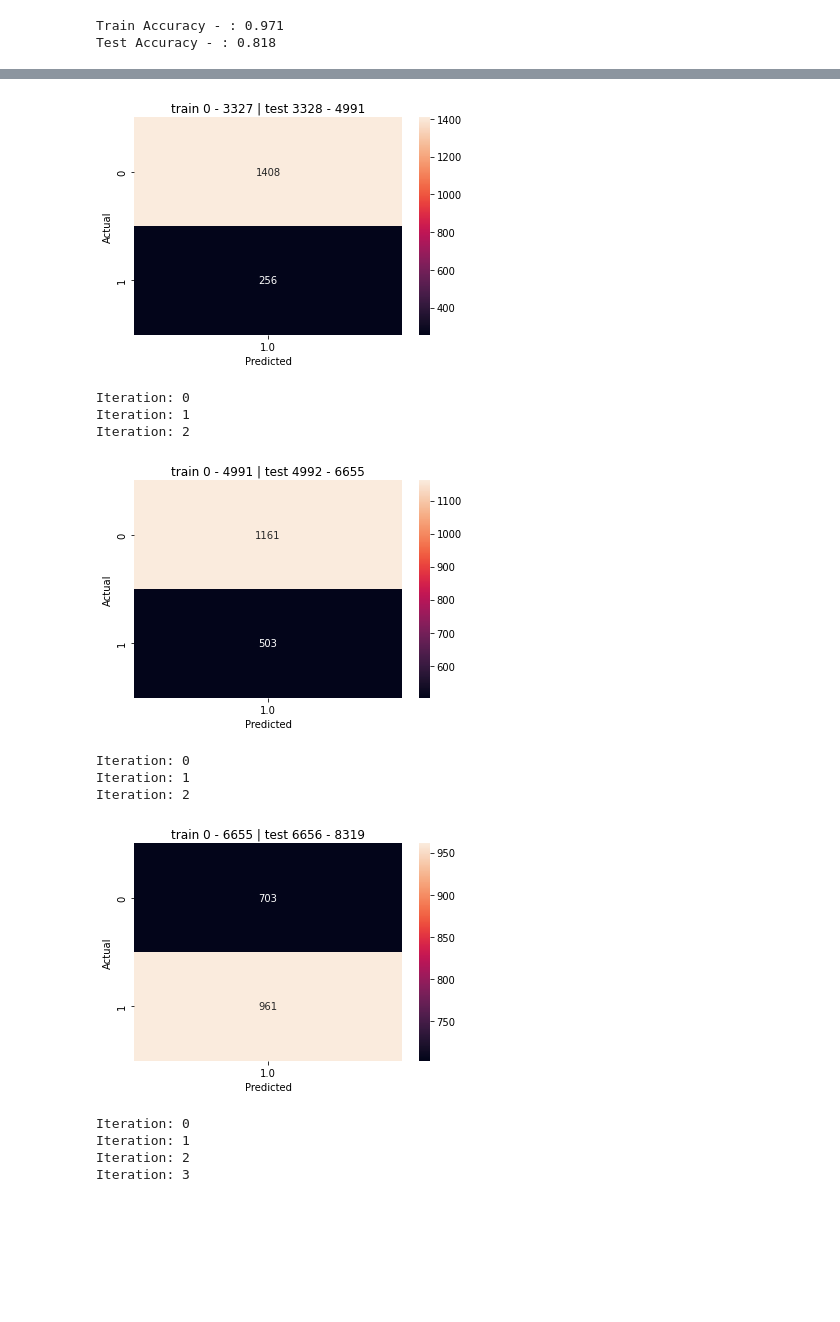
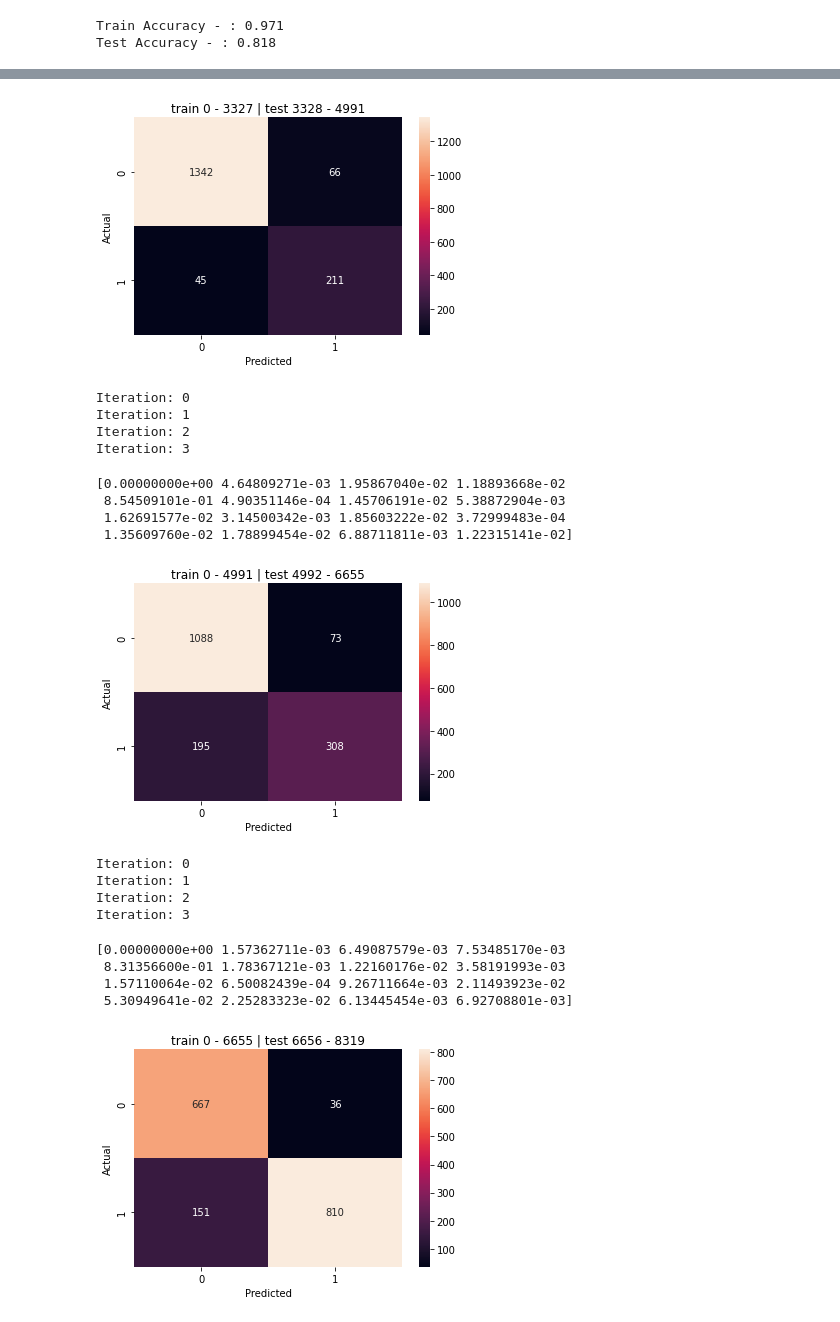
Before and after one commit to jdobladez/JBG060-group9, a Jupyter notebook: RandomForestClassifier.ipynb, the cells around one changed output, grey strips where cells are left out. Drawn from its saved outputs; the diff is of its cells as text; code cells hidden in the pictures; blank space fills up the shorter version.

```diff
--- a/RandomForestClassifier.ipynb
+++ b/RandomForestClassifier.ipynb
@@ -16,8 +16,8 @@ import statsmodels.api as sm
 
 data_dir = "data/" # Define data path
 # %%
-df = pd.read_csv(data_dir + "food_crises_month_imputed.csv") # Read data into DataFrame
-df["date"] = pd.to_datetime(df["year_month"], format="%Y_%m") # Create date column
+df = pd.read_csv(data_dir + "food_crises_reg_imputed.csv") # Read data into DataFrame
+# df["date"] = pd.to_datetime(df["year_month"], format="%Y_%m") # Create date column
 print(len(df['district'].unique()))
 df.set_index(["date", "district"], inplace=True) # Set index
 # %% [output]
@@ -394,6 +410,7 @@ from sklearn.metrics import mean_squared_error
 
 msquaredrf = list()
 rmserf = list()
+accuracyf = list()
 
 for train_index, val_index in cv.split(X): # Loop over the different training-test splits
 
@@ -417,13 +434,21 @@ for train_index, val_index in cv.split(X): # Loop over the different training-te
 
     model = RandomForestRegressor(random_state=42).fit(X_train_imputed, np.ravel(y_train))
     y_pred = model.predict(X_test_imputed)
-    m2 = mean_squared_error(y_val, y_pred)
+    y_pred = model.predict(X_test_imputed)
+    rounded_y_pred = np.where(y_pred > 0.5, 1, 0)
+
+    m2 = mean_squared_error(y_val, rounded_y_pred)
     msquaredrf.append(m2)
-    rmse = mean_squared_error(y_val, y_pred, squared=False)
+    rmse = mean_squared_error(y_val, rounded_y_pred, squared=False)
     rmserf.append(rmse)
+    accuracy = accuracy_score(y_val, rounded_y_pred)
+    accuracyf.append(accuracy)
 
     plt.title('train %s - %s | test %s - %s' % (train_index[0], train_index[-1], val_index[0], val_index[-1]))
-    plot_ConfusionMatrix(prediction = y_pred, true = y_val['crisis'], binary=True) # Plot confusion matrix
+    plot_ConfusionMatrix(prediction = rounded_y_pred, true = y_val['crisis'], binary=True) # Plot confusion matrix
+
+print(f"Mean Accuracy: {np.mean(accuracyf):.6f}") # Print MAE
+print(accuracyf)
 
 plt.plot(msquaredrf)
 plt.plot(rmserf)
@@ -455,6 +488,7 @@ Iteration: 3
 # %%
 msquaredgb = list()
 rmsegb = list()
+accuracyg = list()
 
 for train_index, val_index in cv.split(X): # Loop over the different training-test splits
 
@@ -477,14 +511,22 @@ for train_index, val_index in cv.split(X): # Loop over the different training-te
     X_test_imputed = imputer.fit_transform(X_test.values)
 
     model = GradientBoostingRegressor(random_state=42).fit(X_train_imputed, np.ravel(y_train))
+    print(model.feature_importances_)
     y_pred = model.predict(X_test_imputed)
-    m2 = mean_squared_error(y_val, y_pred)
+    rounded_y_pred = np.where(y_pred > 0.5, 1, 0)
+
+    m2 = mean_squared_error(y_val, rounded_y_pred)
     msquaredgb.append(m2)
-    rmse = mean_squared_error(y_val, y_pred, squared=False)
+    rmse = mean_squared_error(y_val, rounded_y_pred, squared=False)
     rmsegb.append(rmse)
+    accuracy = accuracy_score(y_val, rounded_y_pred)
+    accuracyg.append(accuracy)
 
     plt.title('train %s - %s | test %s - %s' % (train_index[0], train_index[-1], val_index[0], val_index[-1]))
-    plot_ConfusionMatrix(prediction = y_pred, true = y_val['crisis'], binary=True) # Plot confusion matrix
+    plot_ConfusionMatrix(prediction = rounded_y_pred, true = y_val['crisis'], binary=True) # Plot confusion matrix
+
+print(f"Mean Accuracy: {np.mean(accuracyg):.6f}") # Print MAE
+print(accuracyg)
 
 plt.plot(msquaredrf)
 plt.plot(rmserf)
@@ -501,13 +549,19 @@ Iteration: 2
-[figure, old version]
+[figure, new version]
-Iteration: 0
-Iteration: 1
-Iteration: 2
+Iteration: 0
+Iteration: 1
+Iteration: 2
+Iteration: 3
+[0.00000000e+00 4.64809271e-03 1.95867040e-02 1.18893668e-02
+ 8.54509101e-01 4.90351146e-04 1.45706191e-02 5.38872904e-03
+ 1.62691577e-02 3.14500342e-03 1.85603222e-02 3.72999483e-04
+ 1.35609760e-02 1.78899454e-02 6.88711811e-03 1.22315141e-02]
-[figure, old version]
+[figure, new version]
-Iteration: 0
-Iteration: 1
-Iteration: 2
+Iteration: 0
+Iteration: 1
+Iteration: 2
+Iteration: 3
+[0.00000000e+00 1.57362711e-03 6.49087579e-03 7.53485170e-03
+ 8.31356600e-01 1.78367121e-03 1.22160176e-02 3.58191993e-03
+ 1.57110064e-02 6.50082439e-04 9.26711664e-03 2.11493923e-02
+ 5.30949641e-02 2.25283323e-02 6.13445454e-03 6.92708801e-03]
-[figure, old version]
+[figure, new version]
-Iteration: 0
-Iteration: 1
-Iteration: 2
-Iteration: 3
```
Also changed, not shown: parts of 9 cells of this notebook.
